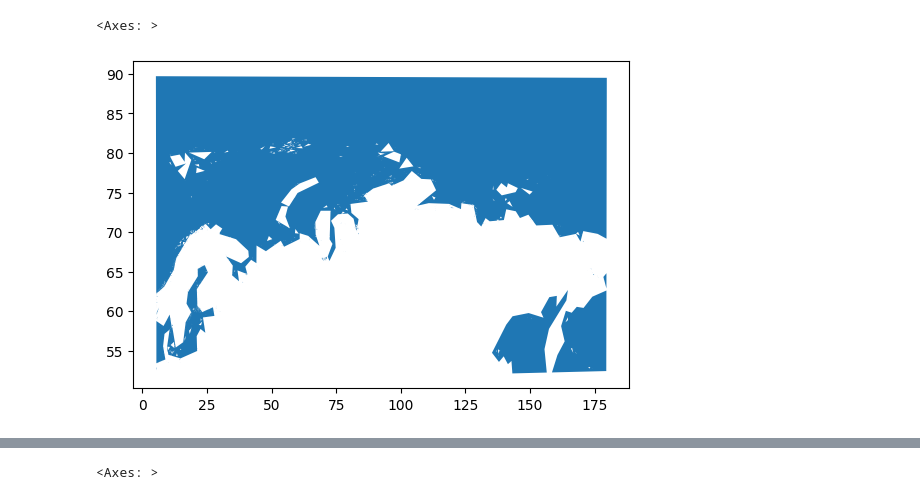
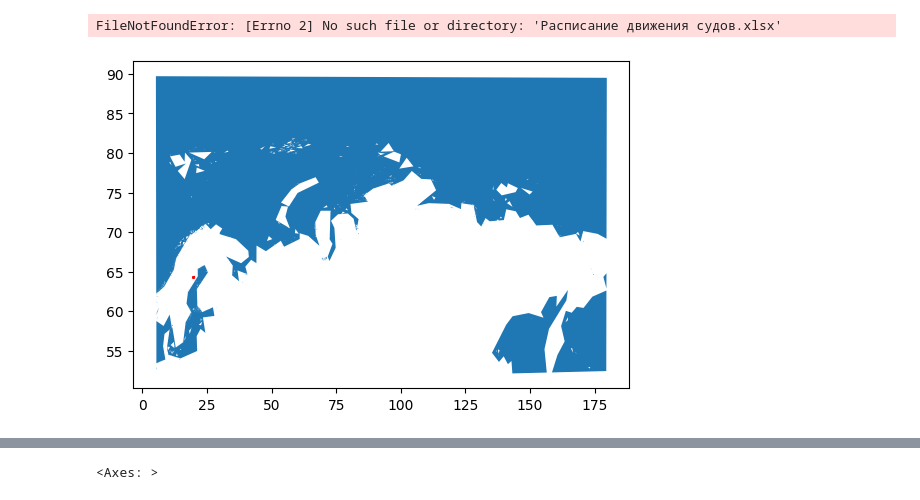
Before and after one commit to SamocatBestTeam/Ledokolych, a Jupyter notebook: data_loading.ipynb, the cells around one changed output, grey strips where cells are left out. Drawn from its saved outputs; the diff is of its cells as text; code cells hidden in the pictures.

```diff
--- a/data_loading.ipynb
+++ b/data_loading.ipynb
@@ -9,7 +16,7 @@ import matplotlib.pyplot as plt
 # %%
-wb = load_workbook(filename = "IntegrVelocity.xlsx")
-data_velocity_lon = pd.read_excel("IntegrVelocity.xlsx", header=None, sheet_name = wb.sheetnames[0])
-data_velocity_lat = pd.read_excel("IntegrVelocity.xlsx", header=None, sheet_name = wb.sheetnames[1])
+wb = load_workbook(filename = "Dataset/IntegrVelocity.xlsx")
+data_velocity_lon = pd.read_excel("Dataset/IntegrVelocity.xlsx", header=None, sheet_name = wb.sheetnames[0])
+data_velocity_lat = pd.read_excel("Dataset/IntegrVelocity.xlsx", header=None, sheet_name = wb.sheetnames[1])
 data_weeks = [
-    pd.read_excel("IntegrVelocity.xlsx", header=None, sheet_name = wb.sheetnames[i]) for i in tqdm(range(2, len(wb.sheetnames)))
+    pd.read_excel("Dataset/IntegrVelocity.xlsx", header=None, sheet_name = wb.sheetnames[i]) for i in tqdm(range(2, len(wb.sheetnames)))
 ]
@@ -15,0 +60,19 @@ data_weeks = [
+# %%
+
+# plt.savefig()
+
+
+lat = data_velocity_lat[0][0]
+lon = data_velocity_lon[0][0]
+
+lat1 = data_velocity_lat[1][1]
+lon1 = data_velocity_lon[1][1]
+
+p1 = polygon(lat1, lon1)
+p = polygon(lat, lon)
+
+# print(p)
+# # p.plot()
+plt.plot(*p1.exterior.xy)
+plt.plot(*p.exterior.xy)
+plt.show()
@@ -23,4 +139,6 @@ data_graph_edges = pd.read_excel("ГрафДанные.xlsx", sheet_name = wb.sh
 data_graph_edges = data_graph_edges.drop(["Unnamed: 6", "Unnamed: 7"], axis=1)
 # %%
-wb = load_workbook(filename = "Расписание движения судов.xlsx")
+wb = load_workbook(filename = "Dataset/Расписание движения судов.xlsx")
+# %% [output]
+FileNotFoundError: [Errno 2] No such file or directory: 'Расписание движения судов.xlsx'
 # %%
@@ -32,8 +150,11 @@ new_names = list(data_move_2.values[0])
 mapping = {old_name: new_name for old_name, new_name in zip(old_names, new_names)}
 data_move_2 = data_move_2.rename(columns=mapping)[1:]
 # %%
-map_1 = geopd.read_file("GOaS_v1_20211214/Simpl")
-map_1.plot()
+map_1 = geopd.read_file("Dataset/GOaS_v1_20211214/Simpl")
-# %% [output]
-<Axes: >
-[figure, removed]
+# %%
+map_1.plot()
+y, x = p.exterior.xy
+plt.plot(x, y, color="red")
+plt.show()
+# %% [output]
+[figure, added]
```
Also changed, not shown: parts of 11 cells of this notebook, 2 other files.
